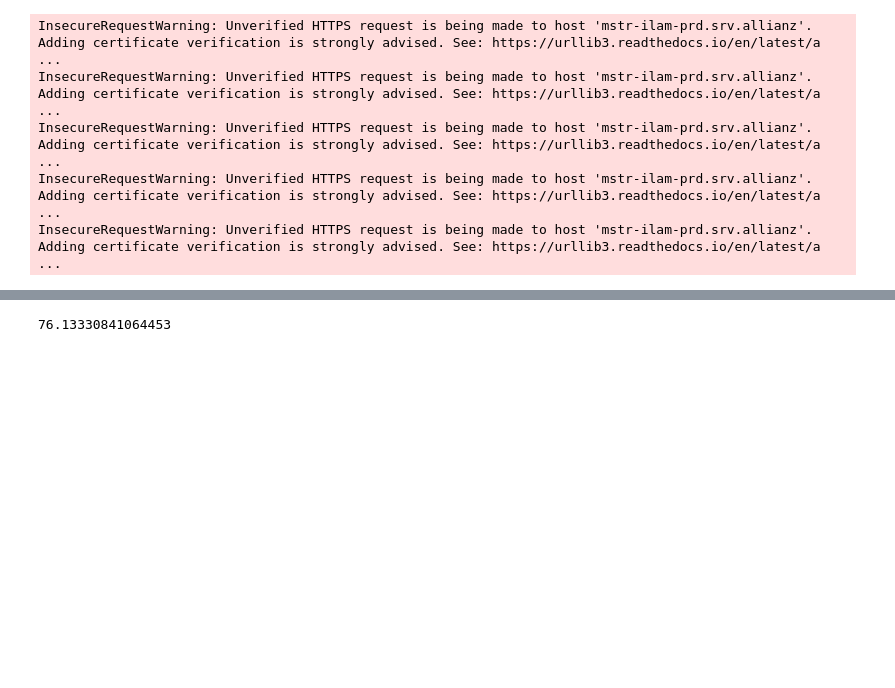
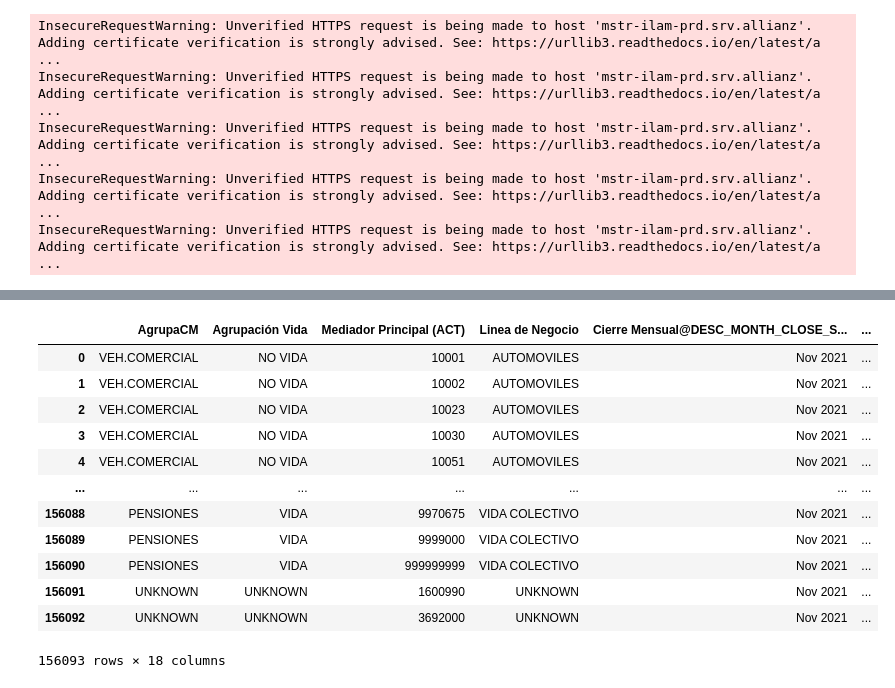
Before and after one commit to PythonGreen/short_scripts, a Jupyter notebook: mstr_for_jupyter/working_with_dataframes/importing_mstr_cubes_to_jupyter.ipynb, the cells around one changed output, grey strips where cells are left out. Saved outputs shown, nothing was run; the diff lists cells and outputs as text; code cells hidden in the pictures; blank space fills up the shorter version.

```diff
--- a/mstr_for_jupyter/working_with_dataframes/importing_mstr_cubes_to_jupyter.ipynb
+++ b/mstr_for_jupyter/working_with_dataframes/importing_mstr_cubes_to_jupyter.ipynb
@@ -71,4 +93,16 @@ memory usage: 21.7+ MB
 # %%
-Portlet_Mediador_Principal_df.memory_usage(deep=True).sum()/2**20
+Portlet_Mediador_Principal_df
 # %% [output]
+|  | AgrupaCM | Agrupación Vida | Mediador Principal (ACT) | Linea de Negocio | Cierre Mensual@DESC_MONTH_CLOSE_S... | ... |
+| 0 | VEH.COMERCIAL | NO VIDA | 10001 | AUTOMOVILES | Nov 2021 | ... |
+| 1 | VEH.COMERCIAL | NO VIDA | 10002 | AUTOMOVILES | Nov 2021 | ... |
+| 2 | VEH.COMERCIAL | NO VIDA | 10023 | AUTOMOVILES | Nov 2021 | ... |
+| 3 | VEH.COMERCIAL | NO VIDA | 10030 | AUTOMOVILES | Nov 2021 | ... |
+| 4 | VEH.COMERCIAL | NO VIDA | 10051 | AUTOMOVILES | Nov 2021 | ... |
+| ... | ... | ... | ... | ... | ... | ... |
+| 156088 | PENSIONES | VIDA | 9970675 | VIDA COLECTIVO | Nov 2021 | ... |
+| 156089 | PENSIONES | VIDA | 9999000 | VIDA COLECTIVO | Nov 2021 | ... |
+| 156090 | PENSIONES | VIDA | 999999999 | VIDA COLECTIVO | Nov 2021 | ... |
+| 156091 | UNKNOWN | UNKNOWN | 1600990 | UNKNOWN | Nov 2021 | ... |
+| 156092 | UNKNOWN | UNKNOWN | 3692000 | UNKNOWN | Nov 2021 | ... |
-76.13330841064453
+156093 rows × 18 columns
```
Also changed, not shown: parts of 5 cells of this notebook, 2 other files.
